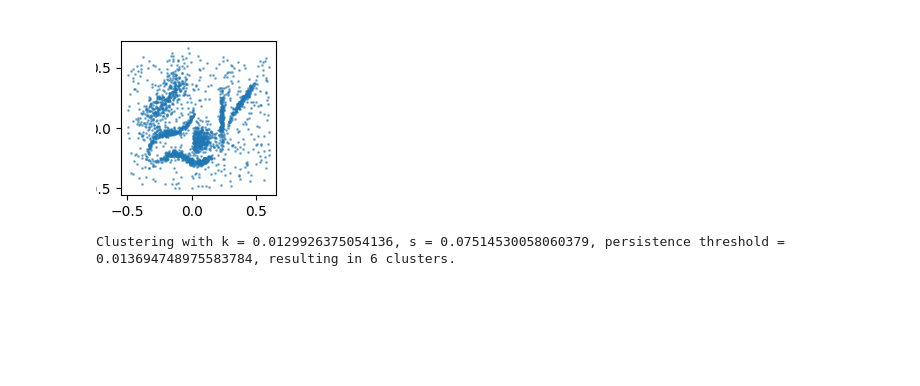
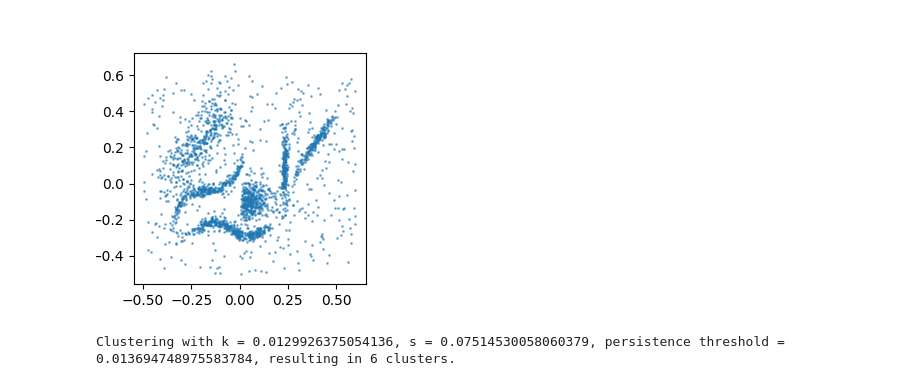
Before and after one commit to LuisScoccola/persistable, a Jupyter notebook: notebooks/example-6-clusters.ipynb, the cells around one changed output. Drawn from its saved outputs; the diff is of its cells as text; code cells hidden in the pictures; blank space fills up the shorter version.

```diff
--- a/notebooks/example-6-clusters.ipynb
+++ b/notebooks/example-6-clusters.ipynb
@@ -7,16 +7,16 @@ import matplotlib.pyplot as plt
 # %%
 # Download dataset to a variable and display it
 # We use an example dataset available at the accelerated HDBSCAN repository
 # [https://github.com/scikit-learn-contrib/hdbscan] (McInnes, Healy, Astels).
 
 from urllib.request import urlopen
 from io import BytesIO
 
 url = "https://github.com/scikit-learn-contrib/hdbscan/blob/4052692af994610adc9f72486a47c905dd527c94/notebooks/clusterable_data.npy?raw=true"
 f = urlopen(url) ; rf = f.read() ; X = np.load(BytesIO(rf))
-plt.figure(figsize=(2,2)) ; _ = plt.scatter(X.T[0], X.T[1], s=1, alpha = 0.5)
+plt.figure(figsize=(3,3)) ; _ = plt.scatter(X.T[0], X.T[1], s=1, alpha = 0.5)
 # %% [output]
-[figure, old version]
+[figure, new version]
 # %%
 p = Persistable(X)
 cl = p.quick_cluster()
```
Also changed, not shown: 1 other file.
